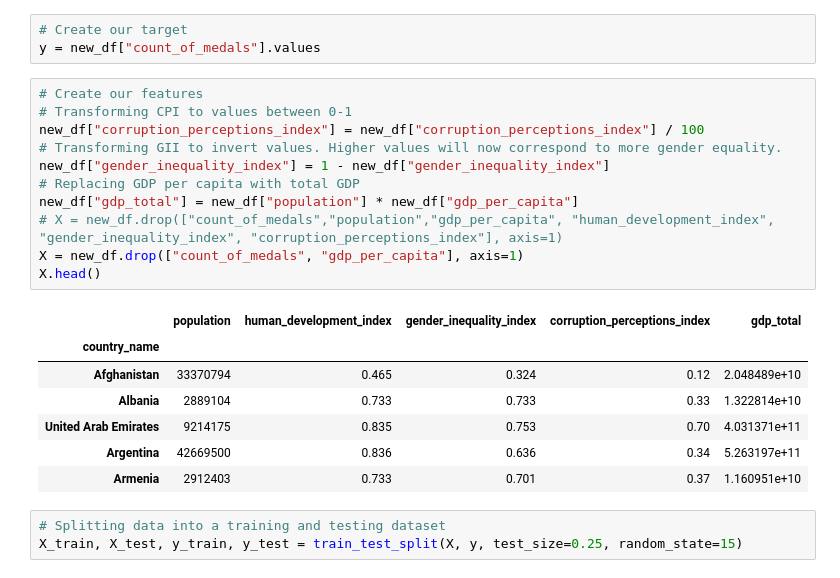
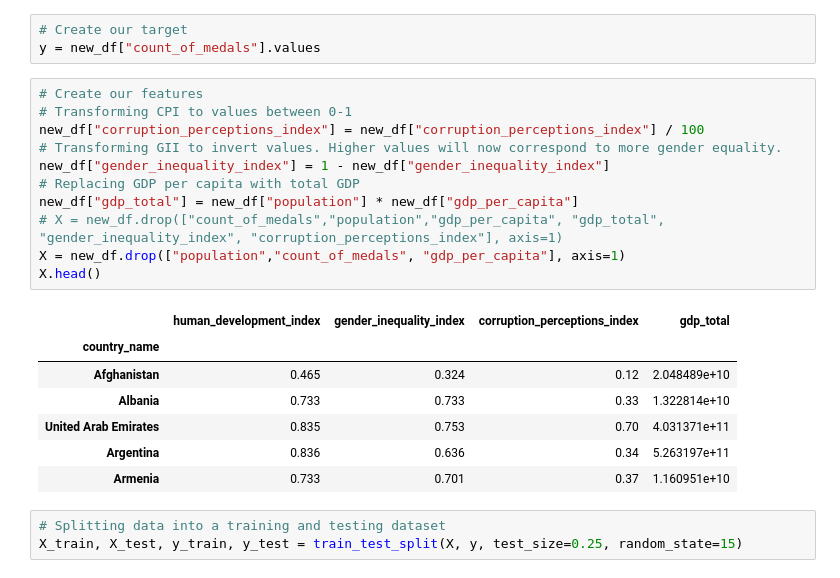
Before and after one commit to lubib/Group_3_final_project, a Jupyter notebook: model_optimization/machine_learning_model_optimization_attempt2.ipynb, the cells around one changed output. Cells and saved outputs as stored; diff of their text form.

```diff
--- a/model_optimization/machine_learning_model_optimization_attempt2.ipynb
+++ b/model_optimization/machine_learning_model_optimization_attempt2.ipynb
@@ -54,22 +54,22 @@ y = new_df["count_of_medals"].values
 # %%
 # Create our features
 # Transforming CPI to values between 0-1
 new_df["corruption_perceptions_index"] = new_df["corruption_perceptions_index"] / 100
 # Transforming GII to invert values. Higher values will now correspond to more gender equality.
 new_df["gender_inequality_index"] = 1 - new_df["gender_inequality_index"]
 # Replacing GDP per capita with total GDP
 new_df["gdp_total"] = new_df["population"] * new_df["gdp_per_capita"]
-# X = new_df.drop(["count_of_medals","population","gdp_per_capita", "human_development_index", "gender_inequality_index", "corruption_perceptions_index"], axis=1)
-X = new_df.drop(["count_of_medals", "gdp_per_capita"], axis=1)
+# X = new_df.drop(["count_of_medals","population","gdp_per_capita", "gdp_total", "gender_inequality_index", "corruption_perceptions_index"], axis=1)
+X = new_df.drop(["population","count_of_medals", "gdp_per_capita"], axis=1)
 X.head()
 # %% [output]
-|  | population | human_development_index | gender_inequality_index | corruption_perceptions_index | gdp_total |
-| country_name |  |  |  |  |  |
-| Afghanistan | 33370794 | 0.465 | 0.324 | 0.12 | 2.048489e+10 |
-| Albania | 2889104 | 0.733 | 0.733 | 0.33 | 1.322814e+10 |
-| United Arab Emirates | 9214175 | 0.835 | 0.753 | 0.70 | 4.031371e+11 |
-| Argentina | 42669500 | 0.836 | 0.636 | 0.34 | 5.263197e+11 |
-| Armenia | 2912403 | 0.733 | 0.701 | 0.37 | 1.160951e+10 |
+|  | human_development_index | gender_inequality_index | corruption_perceptions_index | gdp_total |
+| country_name |  |  |  |  |
+| Afghanistan | 0.465 | 0.324 | 0.12 | 2.048489e+10 |
+| Albania | 0.733 | 0.733 | 0.33 | 1.322814e+10 |
+| United Arab Emirates | 0.835 | 0.753 | 0.70 | 4.031371e+11 |
+| Argentina | 0.836 | 0.636 | 0.34 | 5.263197e+11 |
+| Armenia | 0.733 | 0.701 | 0.37 | 1.160951e+10 |
 # %%
 # Splitting data into a training and testing dataset
 X_train, X_test, y_train, y_test = train_test_split(X, y, test_size=0.25, random_state=15)
```
Also changed, not shown: parts of 7 cells of this notebook, 2 other files.
